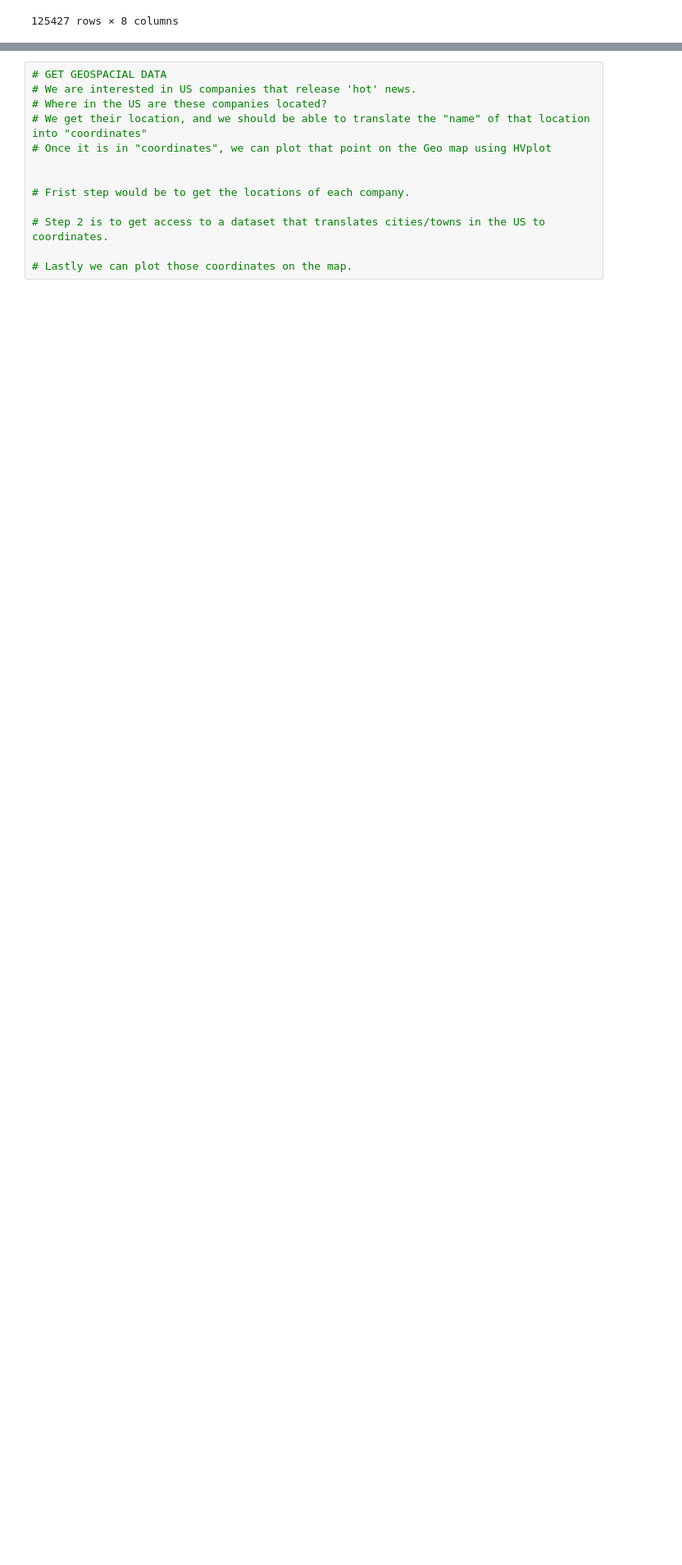
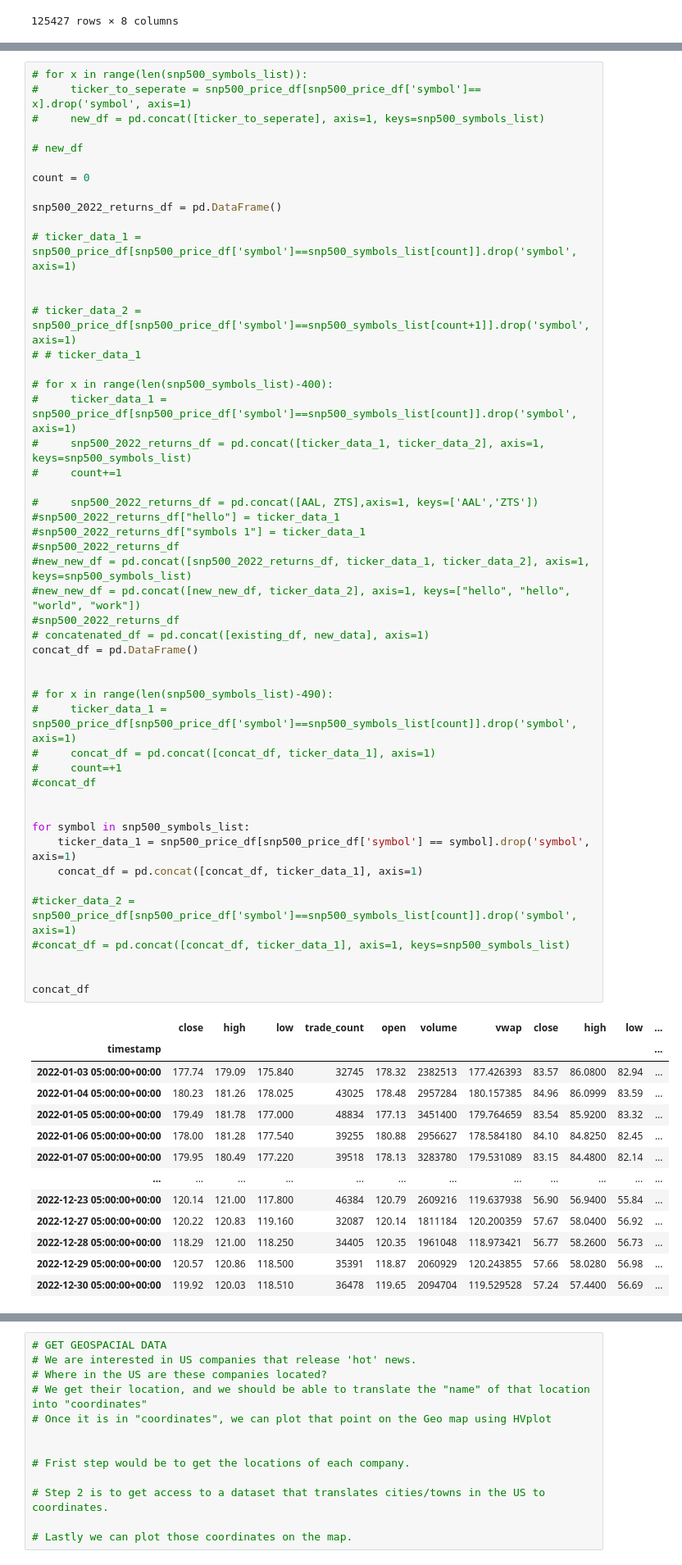
Before and after one commit to MontgomeryG/Group3Project1, a Jupyter notebook: InitialNotebook.ipynb, the cells around one changed output, grey strips where cells are left out. Shown at 82% size. Saved outputs shown, nothing was run; the diff lists cells and outputs as text; blank space fills up the shorter version.

Commit message:
price df created, need to label keys

```diff
--- a/InitialNotebook.ipynb
+++ b/InitialNotebook.ipynb
@@ -176,0 +161,63 @@ snp500_symbols_list
+# %%
+# for x in range(len(snp500_symbols_list)):
+#     ticker_to_seperate = snp500_price_df[snp500_price_df['symbol']== x].drop('symbol', axis=1)
+#     new_df = pd.concat([ticker_to_seperate], axis=1, keys=snp500_symbols_list)
+
+# new_df
+
+count = 0
+
+snp500_2022_returns_df = pd.DataFrame()
+
+# ticker_data_1 = snp500_price_df[snp500_price_df['symbol']==snp500_symbols_list[count]].drop('symbol', axis=1)
+
+
+# ticker_data_2 = snp500_price_df[snp500_price_df['symbol']==snp500_symbols_list[count+1]].drop('symbol', axis=1)
+# # ticker_data_1
+
+# for x in range(len(snp500_symbols_list)-400):
+#     ticker_data_1 = snp500_price_df[snp500_price_df['symbol']==snp500_symbols_list[count]].drop('symbol', axis=1)
+#     snp500_2022_returns_df = pd.concat([ticker_data_1, ticker_data_2], axis=1, keys=snp500_symbols_list)
+#     count+=1
+
+#     snp500_2022_returns_df = pd.concat([AAL, ZTS],axis=1, keys=['AAL','ZTS'])
+#snp500_2022_returns_df["hello"] = ticker_data_1
+#snp500_2022_returns_df["symbols 1"] = ticker_data_1
+#snp500_2022_returns_df
+#new_new_df = pd.concat([snp500_2022_returns_df, ticker_data_1, ticker_data_2], axis=1, keys=snp500_symbols_list)
+#new_new_df = pd.concat([new_new_df, ticker_data_2], axis=1, keys=["hello", "hello", "world", "work"])
+#snp500_2022_returns_df
+# concatenated_df = pd.concat([existing_df, new_data], axis=1)
+concat_df = pd.DataFrame()
+
+
+# for x in range(len(snp500_symbols_list)-490):
+#     ticker_data_1 = snp500_price_df[snp500_price_df['symbol']==snp500_symbols_list[count]].drop('symbol', axis=1)
+#     concat_df = pd.concat([concat_df, ticker_data_1], axis=1)
+#     count=+1
+#concat_df
+
+
+for symbol in snp500_symbols_list:
+    ticker_data_1 = snp500_price_df[snp500_price_df['symbol'] == symbol].drop('symbol', axis=1)
+    concat_df = pd.concat([concat_df, ticker_data_1], axis=1)
+
+#ticker_data_2 = snp500_price_df[snp500_price_df['symbol']==snp500_symbols_list[count]].drop('symbol', axis=1)
+#concat_df = pd.concat([concat_df, ticker_data_1], axis=1, keys=snp500_symbols_list)
+
+
+concat_df
+# %% [output]
+|  | close | high | low | trade_count | open | volume | vwap | close | high | low | ... |
+| timestamp |  |  |  |  |  |  |  |  |  |  | ... |
+| 2022-01-03 05:00:00+00:00 | 177.74 | 179.09 | 175.840 | 32745 | 178.32 | 2382513 | 177.426393 | 83.57 | 86.0800 | 82.94 | ... |
+| 2022-01-04 05:00:00+00:00 | 180.23 | 181.26 | 178.025 | 43025 | 178.48 | 2957284 | 180.157385 | 84.96 | 86.0999 | 83.59 | ... |
+| 2022-01-05 05:00:00+00:00 | 179.49 | 181.78 | 177.000 | 48834 | 177.13 | 3451400 | 179.764659 | 83.54 | 85.9200 | 83.32 | ... |
+| 2022-01-06 05:00:00+00:00 | 178.00 | 181.28 | 177.540 | 39255 | 180.88 | 2956627 | 178.584180 | 84.10 | 84.8250 | 82.45 | ... |
+| 2022-01-07 05:00:00+00:00 | 179.95 | 180.49 | 177.220 | 39518 | 178.13 | 3283780 | 179.531089 | 83.15 | 84.4800 | 82.14 | ... |
+| ... | ... | ... | ... | ... | ... | ... | ... | ... | ... | ... | ... |
+| 2022-12-23 05:00:00+00:00 | 120.14 | 121.00 | 117.800 | 46384 | 120.79 | 2609216 | 119.637938 | 56.90 | 56.9400 | 55.84 | ... |
+| 2022-12-27 05:00:00+00:00 | 120.22 | 120.83 | 119.160 | 32087 | 120.14 | 1811184 | 120.200359 | 57.67 | 58.0400 | 56.92 | ... |
+| 2022-12-28 05:00:00+00:00 | 118.29 | 121.00 | 118.250 | 34405 | 120.35 | 1961048 | 118.973421 | 56.77 | 58.2600 | 56.73 | ... |
+| 2022-12-29 05:00:00+00:00 | 120.57 | 120.86 | 118.500 | 35391 | 118.87 | 2060929 | 120.243855 | 57.66 | 58.0280 | 56.98 | ... |
+| 2022-12-30 05:00:00+00:00 | 119.92 | 120.03 | 118.510 | 36478 | 119.65 | 2094704 | 119.529528 | 57.24 | 57.4400 | 56.69 | ... |
```
Also changed, not shown: parts of 7 cells of this notebook.
